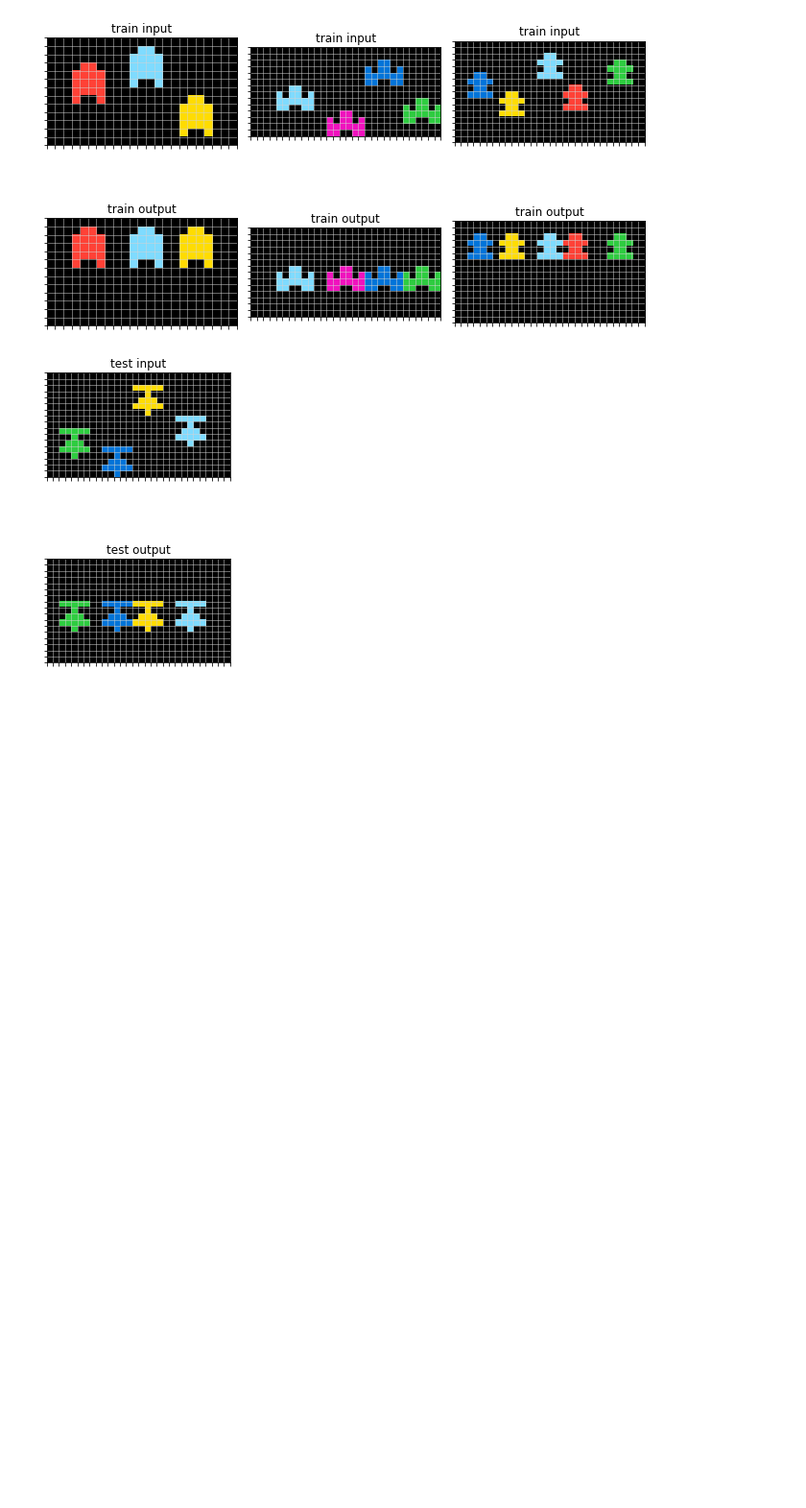
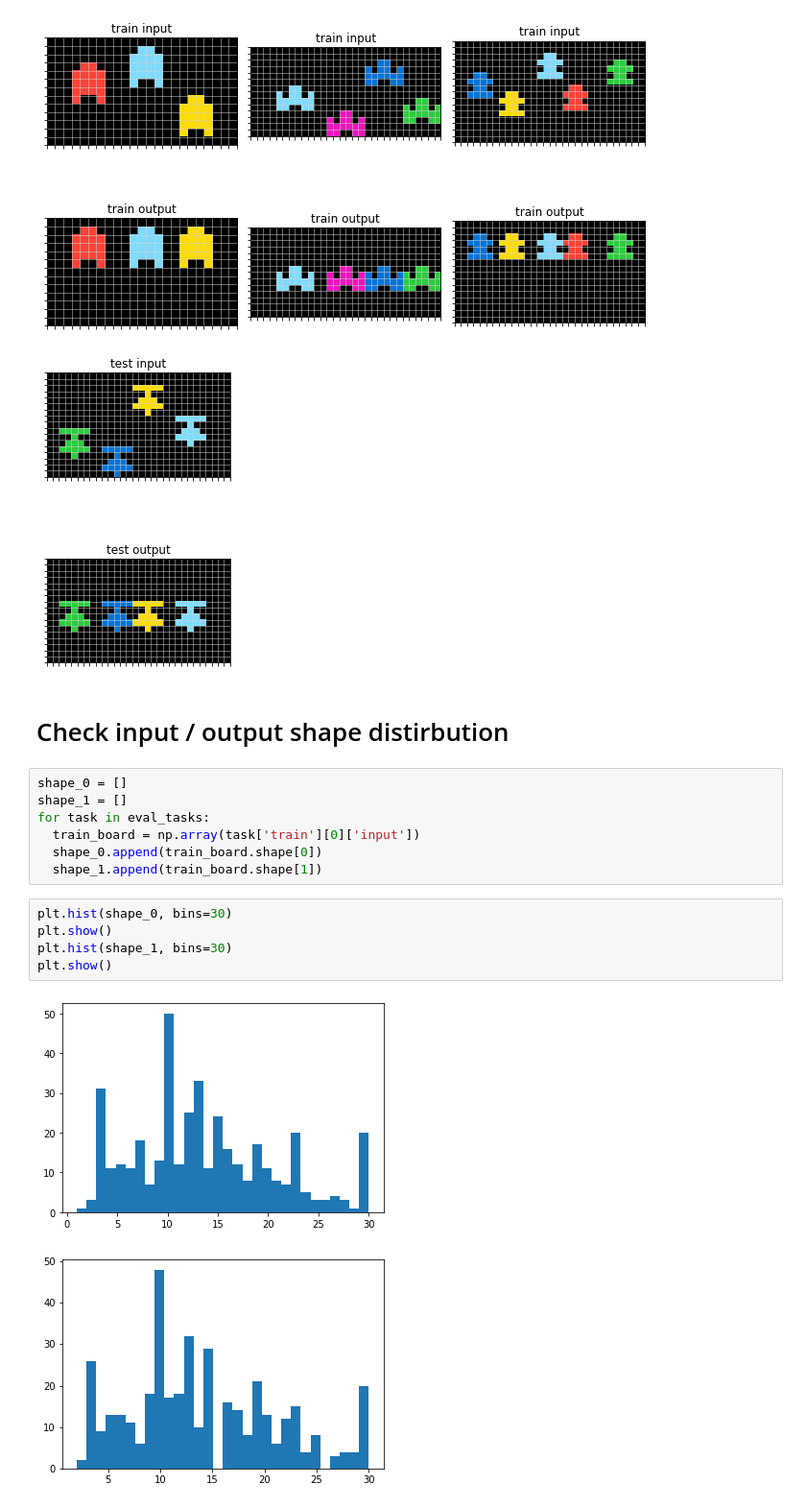
Before and after one commit to omerhac/arc_challenge, a Jupyter notebook: arc.ipynb, the cells around one changed output. Shown at 96% size. Saved outputs shown, nothing was run; the diff lists cells and outputs as text; blank space fills up the shorter version.

```diff
--- a/arc.ipynb
+++ b/arc.ipynb
@@ -106,3 +106,20 @@ plot_task(eval_tasks[1])
 # %% [output]
 [figure]
 [figure]
+# %% [markdown]
+# Check input / output shape distirbution
+# %%
+shape_0 = []
+shape_1 = []
+for task in eval_tasks:
+  train_board = np.array(task['train'][0]['input'])
+  shape_0.append(train_board.shape[0])
+  shape_1.append(train_board.shape[1])
+# %%
+plt.hist(shape_0, bins=30)
+plt.show()
+plt.hist(shape_1, bins=30)
+plt.show()
+# %% [output]
+[figure, added]
+[figure, added]
```
